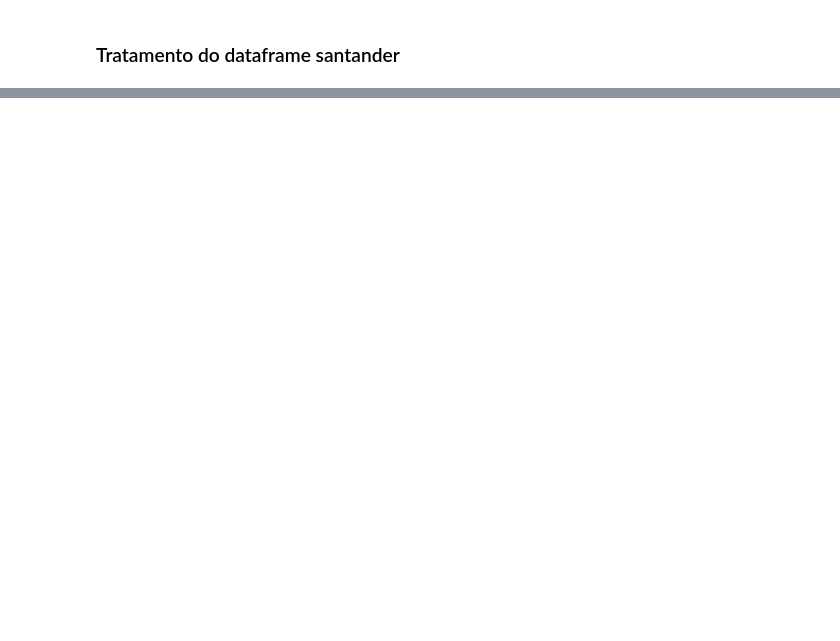
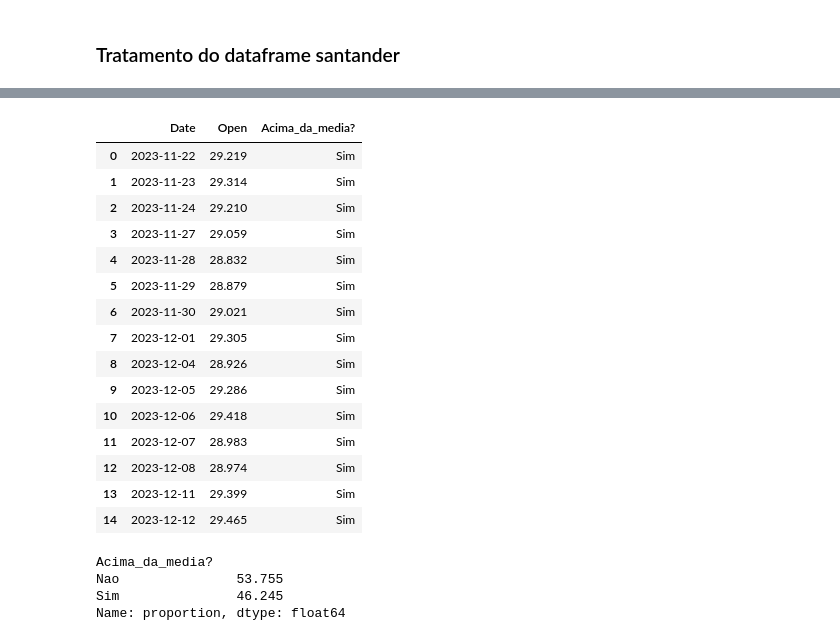
Before and after one commit to Wolfgang-Amadeus-Mozart/Projetos_ciencia_de_dados, a Jupyter notebook: Estudo sobre a performance de ações de bancos na bolsa de valores/Estudo do Mercado Financeiro (Bancos).ipynb, the cells around one changed output, grey strips where cells are left out. Drawn from its saved outputs; the diff is of its cells as text; code cells hidden in the pictures; blank space fills up the shorter version.

```diff
--- a/Estudo sobre a performance de ações de bancos na bolsa de valores/Estudo do Mercado Financeiro (Bancos).ipynb
+++ b/Estudo sobre a performance de ações de bancos na bolsa de valores/Estudo do Mercado Financeiro (Bancos).ipynb
@@ -242,2 +242,6 @@ sns.histplot(df_santander['Close'])
 # %% [markdown]
 ### Tratamento do dataframe santander
+# %%
+#adcionando um index
+df_santander = df_santander.reset_index()
+df_santander.head()
@@ -243,0 +272,7 @@ sns.histplot(df_santander['Close'])
+# %%
+#Removendo o timestamp da variavel date
+
+df_santander['Date'] = df_santander['Date'].apply(
+    lambda x:
+    x.date()
+)
@@ -243,0 +299,7 @@ sns.histplot(df_santander['Close'])
+# %%
+#por se tratar de um ativo bem estavel, o valor de abertura e fechamento é bem próximo, portanto irei trabalhar apenas com a variavel 'Open'
+
+df_open = df_santander.drop(
+            columns=['High','Low','Close', 'Volume'],
+)
+df_open
@@ -243,0 +334,5 @@ sns.histplot(df_santander['Close'])
+# %%
+df_open['Date'] = pd.to_datetime(
+                    df_open['Date']
+                )
+df_open.info()
@@ -243,0 +359,38 @@ sns.histplot(df_santander['Close'])
+# %%
+#Agora criar uma variavel categorica, classificar bom base na media, se maior que media = sim a, se nao, nãp
+
+valores = []
+
+for valor in df_open['Open']:
+    if valor > df_open['Open'].mean():
+        valores.append('Sim')
+    else:
+        valores.append('Nao')
+
+df_open['Acima_da_media?'] = valores
+df_open.head(15)
+# %% [output]
+|  | Date | Open | Acima_da_media? |
+| 0 | 2023-11-22 | 29.219 | Sim |
+| 1 | 2023-11-23 | 29.314 | Sim |
+| 2 | 2023-11-24 | 29.210 | Sim |
+| 3 | 2023-11-27 | 29.059 | Sim |
+| 4 | 2023-11-28 | 28.832 | Sim |
+| 5 | 2023-11-29 | 28.879 | Sim |
+| 6 | 2023-11-30 | 29.021 | Sim |
+| 7 | 2023-12-01 | 29.305 | Sim |
+| 8 | 2023-12-04 | 28.926 | Sim |
+| 9 | 2023-12-05 | 29.286 | Sim |
+| 10 | 2023-12-06 | 29.418 | Sim |
+| 11 | 2023-12-07 | 28.983 | Sim |
+| 12 | 2023-12-08 | 28.974 | Sim |
+| 13 | 2023-12-11 | 29.399 | Sim |
+| 14 | 2023-12-12 | 29.465 | Sim |
+# %%
+#Porcentagem de observações acima e abaixo da media
+df_open[['Acima_da_media?']].value_counts(normalize=True) * 100
+# %% [output]
+Acima_da_media?
+Nao               53.755
+Sim               46.245
+Name: proportion, dtype: float64
```
Also changed, not shown: parts of 24 cells of this notebook, 2 other files.
